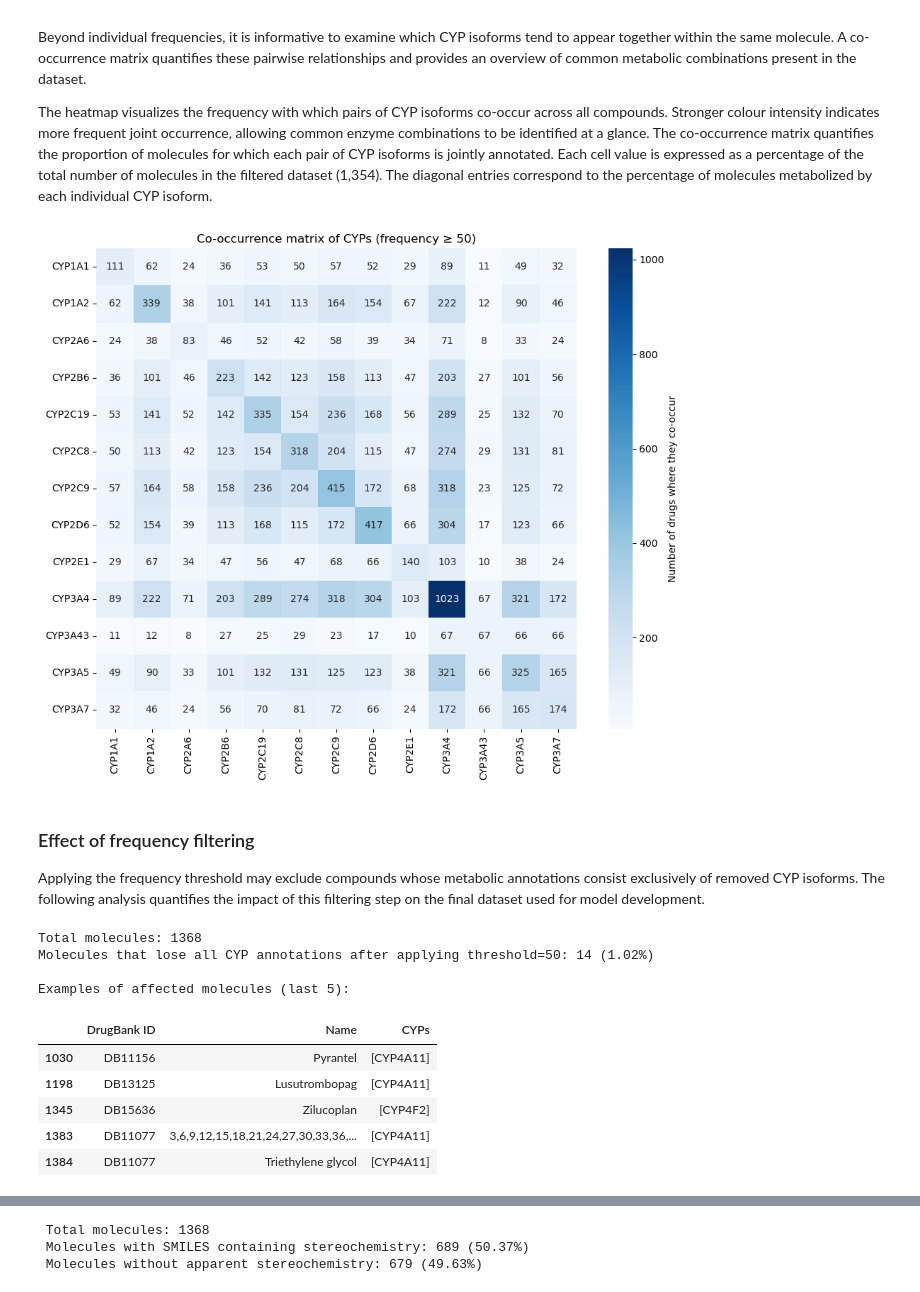
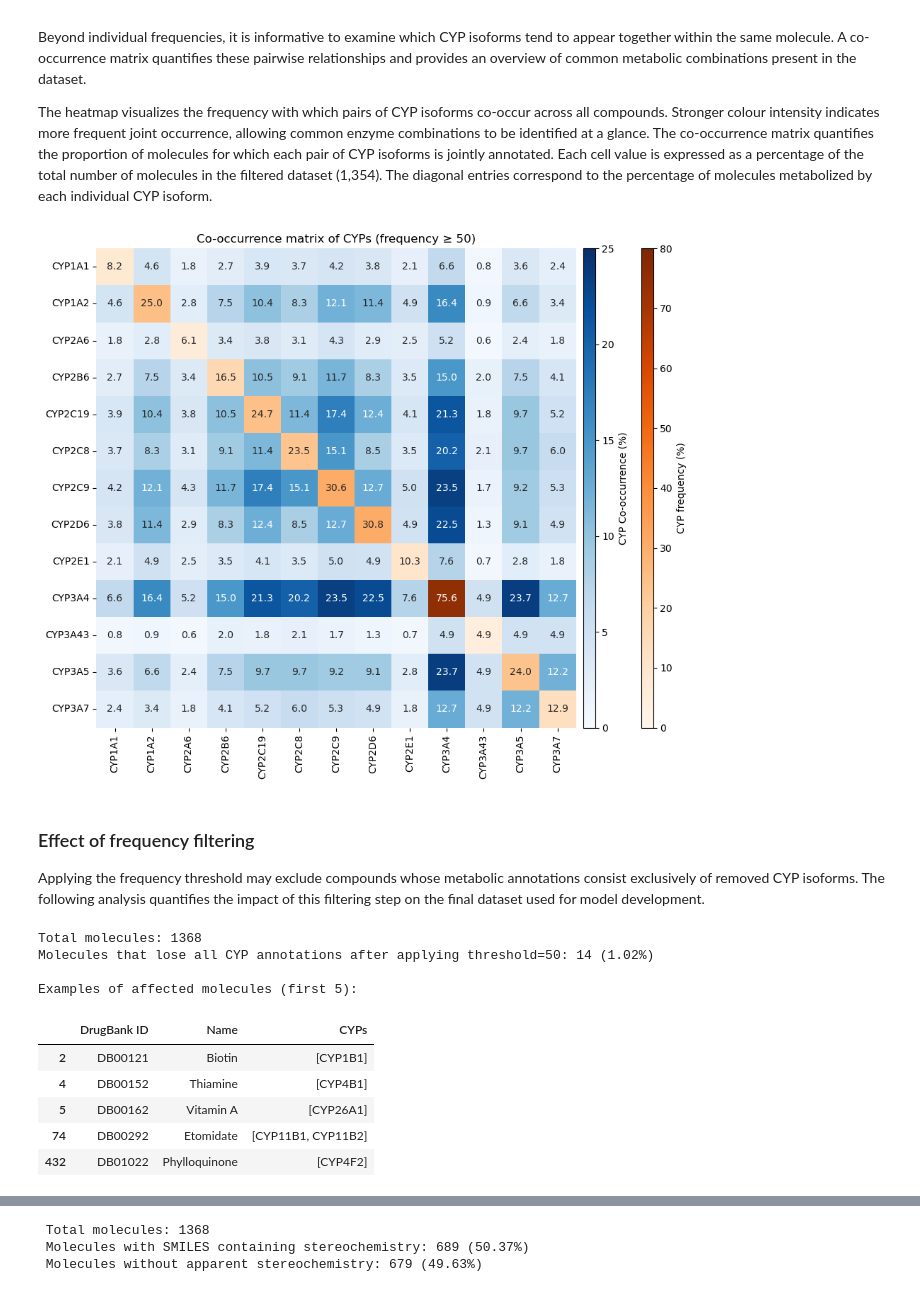
Before and after one commit to grobles17/IMF_TFM_Drug_Metabolism, a Jupyter notebook: DataBases/eda_db.ipynb, the cells around one changed output, grey strips where cells are left out. Drawn from its saved outputs; the diff is of its cells as text; code cells hidden in the pictures.

```diff
--- a/DataBases/eda_db.ipynb
+++ b/DataBases/eda_db.ipynb
@@ -220,38 +224,82 @@ The heatmap visualizes the frequency with which pairs of CYP isoforms co-occur a
 The co-occurrence matrix quantifies the proportion of molecules for which each pair of CYP isoforms is jointly annotated. Each cell value is expressed as a percentage of the total number of molecules in the filtered dataset (1,354). The diagonal entries correspond to the percentage of molecules metabolized by each individual CYP isoform.
 # %%
 import seaborn as sns
+from mpl_toolkits.axes_grid1 import make_axes_locatable
+import numpy as np
+import pandas as pd
+
 # Only CYPs that exceed the threshold
 cyps_list = sorted(cyp_counter_filtered.keys())
 n_cyps = len(cyps_list)
 total_molecules = len(df_filtered)
 
 # Initialize matrix of zeros
 co_occ = np.zeros((n_cyps, n_cyps), dtype=int)
 
 # Fill the matrix by counting pairs
 for cyps in df_filtered["CYPs_filtered"]:
     cyps_set = set(cyps)
     for i, c1 in enumerate(cyps_list):
         if c1 in cyps_set:
             for j, c2 in enumerate(cyps_list):
                 if c2 in cyps_set:
                     co_occ[i, j] += 1
 
 # Normalise to percentage of total molecules
 co_occ_pct = (co_occ / total_molecules) * 100
 
 # Convert to DataFrame for the heatmap
 df_co_occ_pct = pd.DataFrame(co_occ_pct, index=cyps_list, columns=cyps_list)
 
-# Plot
-plt.figure(figsize=(10, 8))
-sns.heatmap(df_co_occ_pct, annot=True, fmt='.1f', cmap='Blues', square=True,
-            cbar_kws={'label': 'Co-occurrence (% of molecules)'})
-plt.title(f"Co-occurrence matrix of CYPs (frequency ≥ {THRESHOLD})")
+# Masks for diagonal and off‑diagonal
+mask_diag = np.eye(len(df_co_occ_pct), dtype=bool)
+mask_offdiag = ~mask_diag
+
+# Wider figure to accommodate two colorbars side‑by‑side
+fig, ax = plt.subplots(figsize=(12, 8))
+
+# Off‑diagonal heatmap (blue)
+sns.heatmap(df_co_occ_pct,
+            mask=~mask_offdiag,
+            annot=True, fmt='.1f',
+            cmap='Blues', square=True,
+            vmin=0, vmax=25,
+            cbar=False,
+            ax=ax)
+
+# Diagonal heatmap (orange)
+sns.heatmap(df_co_occ_pct,
+            mask=~mask_diag,
+            annot=True, fmt='.1f',
+            cmap='Oranges', square=True,
+            vmin=0, vmax=80,
+            cbar=False,
+            ax=ax)
+
+# Create two colorbar axes on the right side with increased padding
+divider = make_axes_locatable(ax)
+cax1 = divider.append_axes("right", size="2.5%", pad=0.1)   # first colorbar
+cax2 = divider.append_axes("right", size="2.5%", pad=0.65)   # second, with more separation
+
+# First colorbar – co-occurrence (blue)
+norm1 = plt.Normalize(vmin=0, vmax=25)
+sm1 = plt.cm.ScalarMappable(cmap='Blues', norm=norm1)
+sm1.set_array([])
+cbar1 = fig.colorbar(sm1, cax=cax1)
+cbar1.set_label('CYP Co-occurrence (%)', fontsize=10)
+
+# Second colorbar – individual frequency (orange)
+norm2 = plt.Normalize(vmin=0, vmax=80)
+sm2 = plt.cm.ScalarMappable(cmap='Oranges', norm=norm2)
+sm2.set_array([])
+cbar2 = fig.colorbar(sm2, cax=cax2)
+cbar2.set_label('CYP frequency (%)', fontsize=10)
+
+ax.set_title(f"Co-occurrence matrix of CYPs (frequency ≥ {THRESHOLD})")
 plt.tight_layout()
 plt.show()
 # %% [output]
-[figure, old version]
+[figure, new version]
 # %% [markdown]
 ### Effect of frequency filtering
 
@@ -267,18 +315,18 @@ print(f"Total molecules: {total}")
 print(f"Molecules that lose all CYP annotations after applying threshold={THRESHOLD}: {num_lost} ({pct_lost:.2f}%)")
 
 if num_lost > 0:
-    print("\nExamples of affected molecules (last 5):")
-    display(lost_molecules[["DrugBank ID", "Name", "CYPs"]].tail())
+    print("\nExamples of affected molecules (first 5):")
+    display(lost_molecules[["DrugBank ID", "Name", "CYPs"]].head())
 # %% [output]
 Total molecules: 1368
 Molecules that lose all CYP annotations after applying threshold=50: 14 (1.02%)
 
-Examples of affected molecules (last 5):
+Examples of affected molecules (first 5):
 |  | DrugBank ID | Name | CYPs |
-| 1030 | DB11156 | Pyrantel | [CYP4A11] |
-| 1198 | DB13125 | Lusutrombopag | [CYP4A11] |
-| 1345 | DB15636 | Zilucoplan | [CYP4F2] |
-| 1383 | DB11077 | 3,6,9,12,15,18,21,24,27,30,33,36,... | [CYP4A11] |
-| 1384 | DB11077 | Triethylene glycol | [CYP4A11] |
+| 2 | DB00121 | Biotin | [CYP1B1] |
+| 4 | DB00152 | Thiamine | [CYP4B1] |
+| 5 | DB00162 | Vitamin A | [CYP26A1] |
+| 74 | DB00292 | Etomidate | [CYP11B1, CYP11B2] |
+| 432 | DB01022 | Phylloquinone | [CYP4F2] |
 # %% [markdown]
 ### Stereoсhemistry in SMILES representations
```
Also changed, not shown: parts of 8 cells of this notebook, 3 other files.
